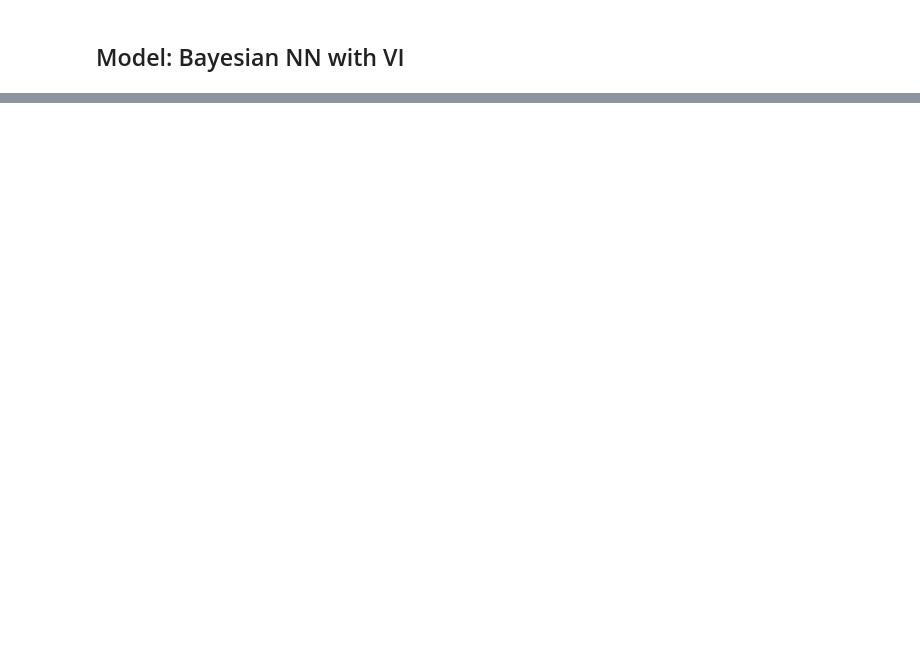
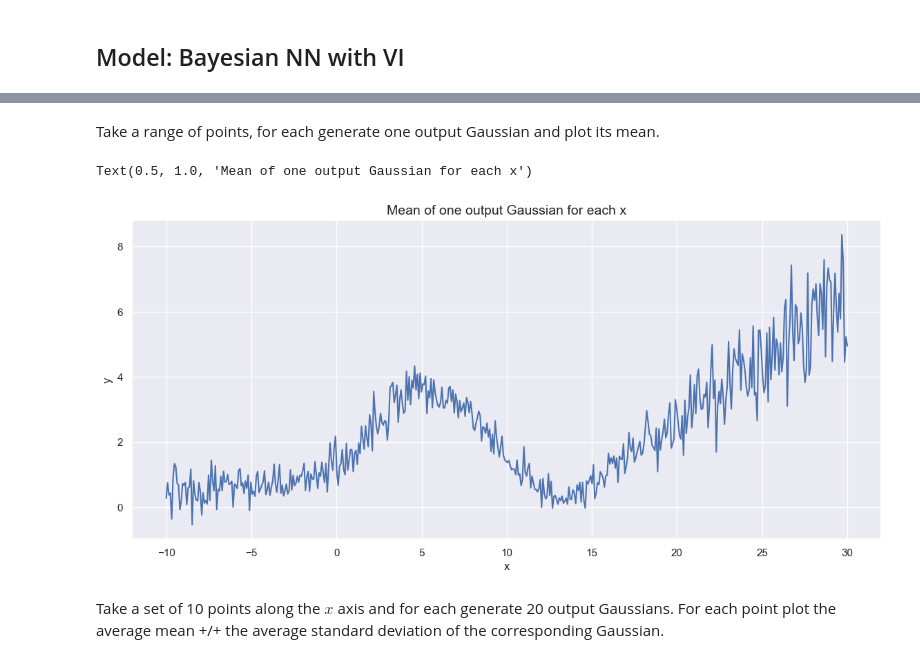
Before and after one commit to emanuele-moscato/bayesian-explorations, a Jupyter notebook: notebooks/regression_techniques_review.ipynb, the cells around one changed output, grey strips where cells are left out. Drawn from its saved outputs; the diff is of its cells as text; code cells hidden in the pictures; blank space fills up the shorter version.

```diff
--- a/notebooks/regression_techniques_review.ipynb
+++ b/notebooks/regression_techniques_review.ipynb
@@ -299,0 +369,20 @@ plot_prediction_distr(
+# %% [markdown]
+Take a range of points, for each generate one output Gaussian and plot its mean.
+# %%
+x_plot = tf.linspace(-10., 30., 500)
+
+fig = plt.figure(figsize=(14, 6))
+
+sns.lineplot(
+    x=x_plot,
+    y=model_bayesian_vi(x_plot[:, tf.newaxis]).mean()[:, 0]
+)
+
+plt.xlabel('x')
+plt.ylabel('y')
+plt.title('Mean of one output Gaussian for each x', fontsize=14)
+# %% [output]
+Text(0.5, 1.0, 'Mean of one output Gaussian for each x')
+[figure, added]
+# %% [markdown]
+Take a set of 10 points along the $x$ axis and for each generate 20 output Gaussians. For each point plot the average mean +/+ the average standard deviation of the corresponding Gaussian.
```
Also changed, not shown: parts of 27 cells of this notebook, 2 other files.
